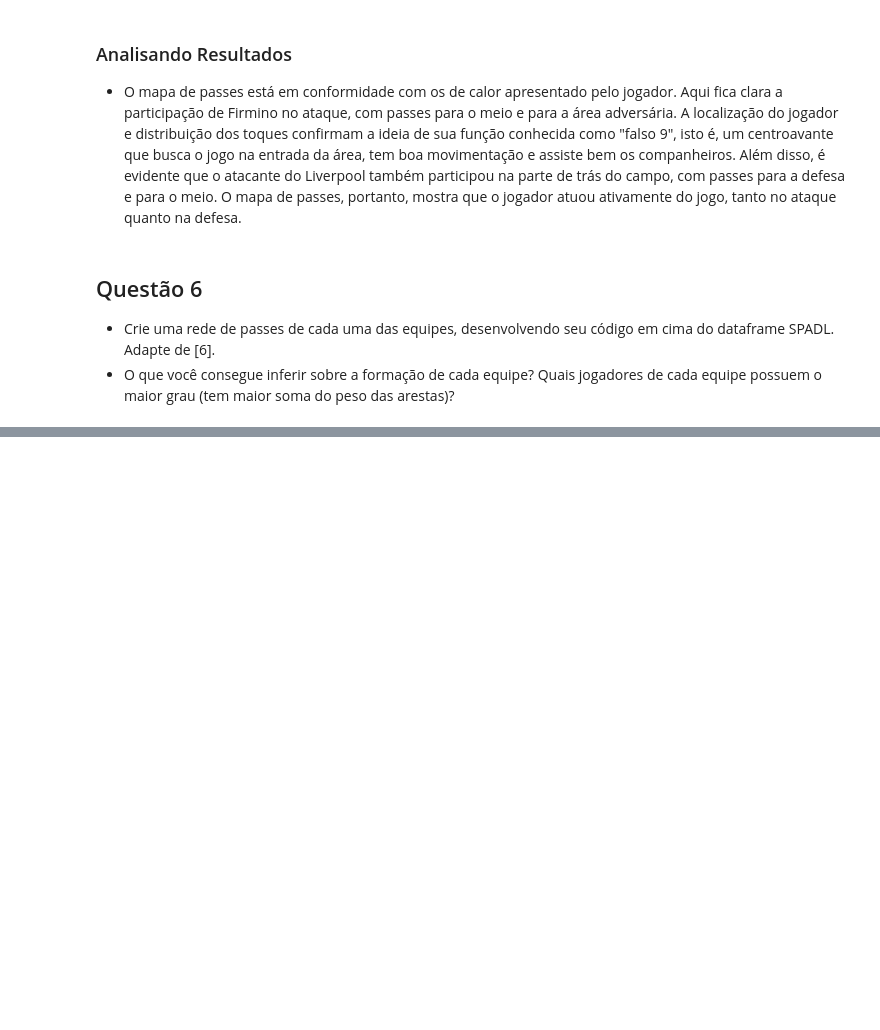
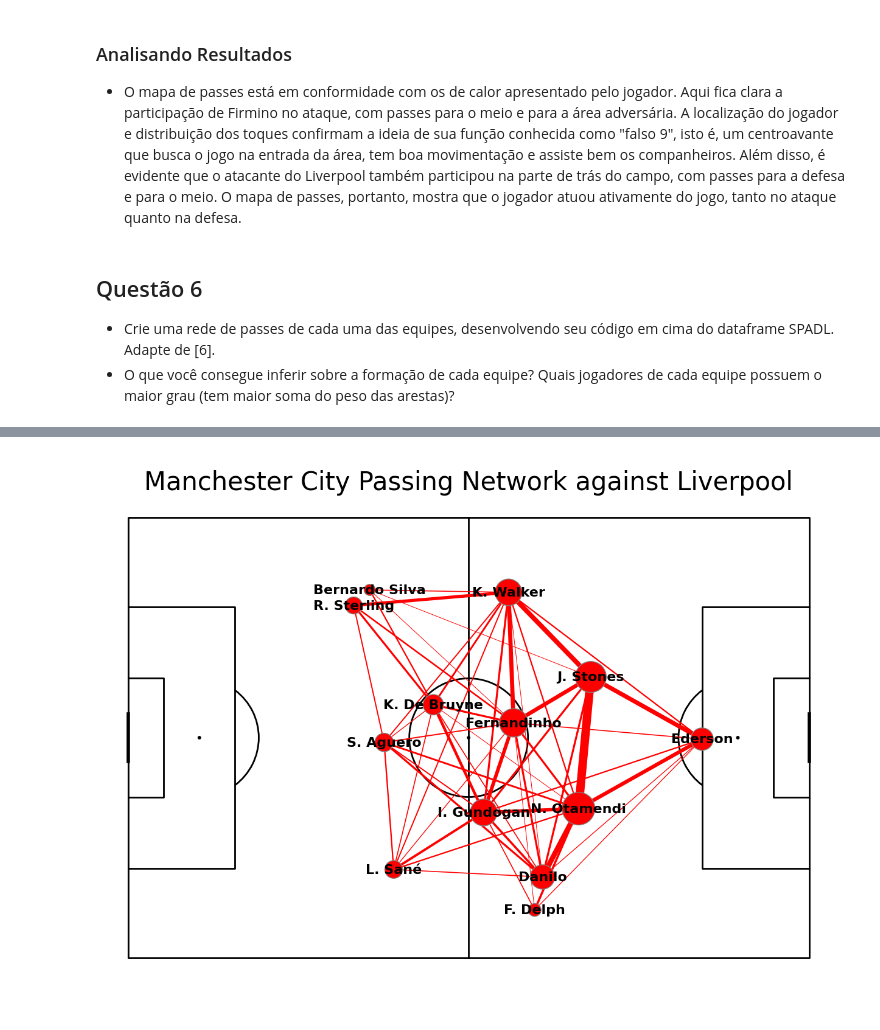
Before and after one commit to paduathiago/Data-Science-Applied-to-Soccer, a Jupyter notebook: Activities/ativ_3.ipynb, the cells around one changed output, grey strips where cells are left out. Saved outputs shown, nothing was run; the diff lists cells and outputs as text; code cells hidden in the pictures; blank space fills up the shorter version.

```diff
--- a/Activities/ativ_3.ipynb
+++ b/Activities/ativ_3.ipynb
@@ -393,0 +373,4 @@ AttributeError: 'DataFrame' object has no attribute 'x'
+# %%
+plot_passes_network(final_match_events, 1625, 1612)
+# %% [output]
+[figure, added]
```
Also changed, not shown: parts of 9 cells of this notebook.
